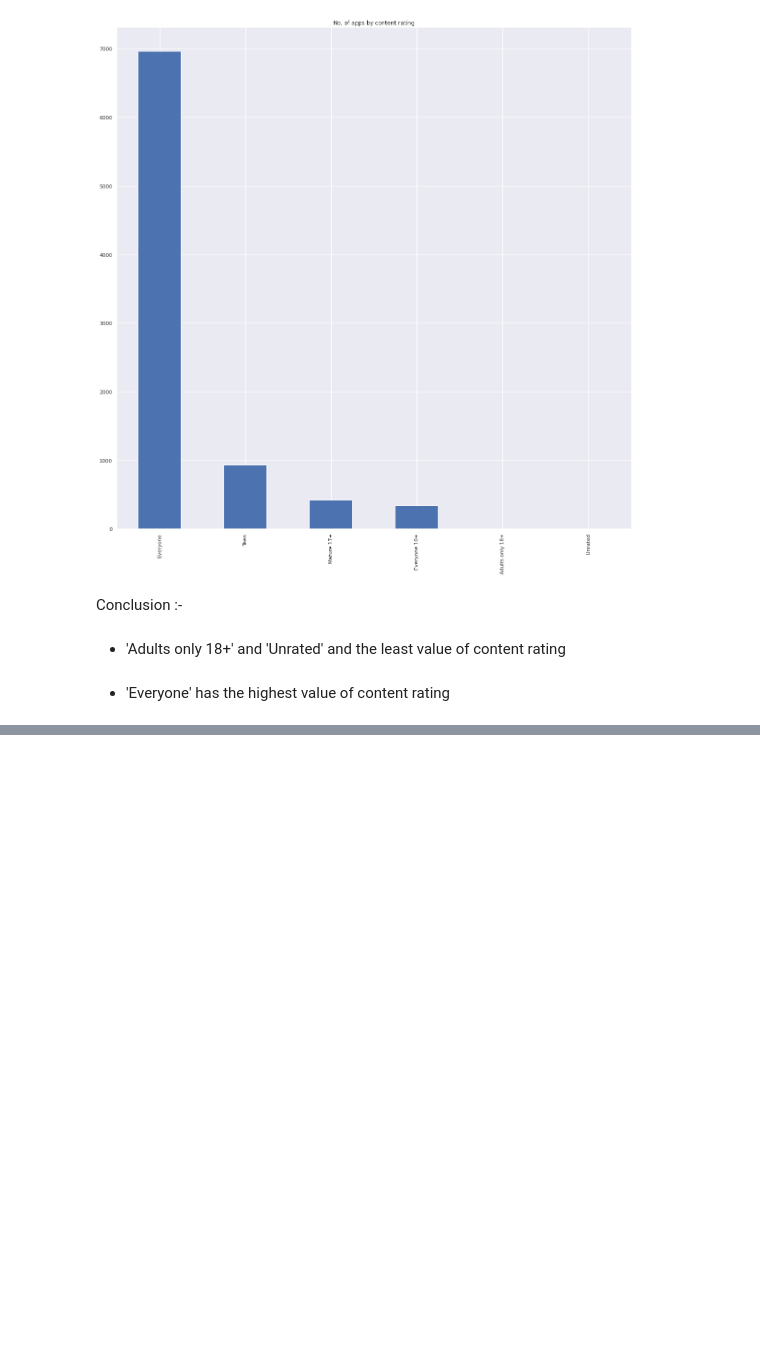
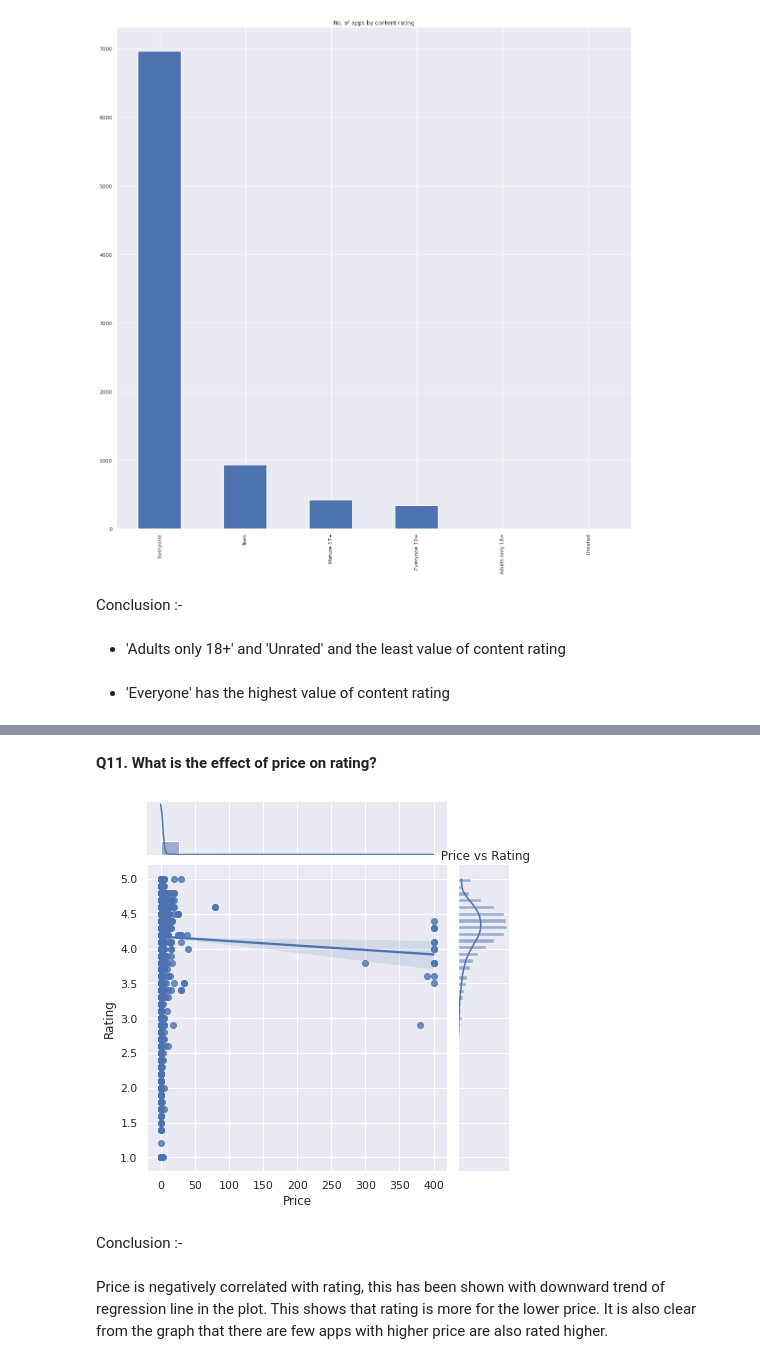
Before and after one commit to DeepakSingh1992/EDA-PROJECT, a Jupyter notebook: Deepak_Singh_EDA_of_Play_Store_App_Review_Analysis_Capstone_Project.ipynb, the cells around one changed output, grey strips where cells are left out. Drawn from its saved outputs; the diff is of its cells as text; code cells hidden in the pictures; blank space fills up the shorter version.

```diff
--- a/Deepak_Singh_EDA_of_Play_Store_App_Review_Analysis_Capstone_Project.ipynb
+++ b/Deepak_Singh_EDA_of_Play_Store_App_Review_Analysis_Capstone_Project.ipynb
@@ -1085,0 +1125,14 @@ Conclusion :-
+# %% [markdown]
+**Q11. What is the effect of price on rating?**
+# %%
+# Make a jointplot (with regression line) :-
+#sns.set(rc = {'figure.figsize' : ('15, 10')}) :-
+g = sns.jointplot( x = df["Price"], y = df["Rating"], kind = "reg")
+plt.title(" Price vs Rating")
+plt.show()
+# %% [output]
+[figure, added]
+# %% [markdown]
+Conclusion :-
+# %% [markdown]
+Price is negatively correlated with rating, this has been shown with downward trend of regression line in the plot. This shows that rating is more for the lower price. It is also clear from the graph that there are few apps with higher price are also rated higher.
```
Also changed, not shown: parts of 7 cells of this notebook.
